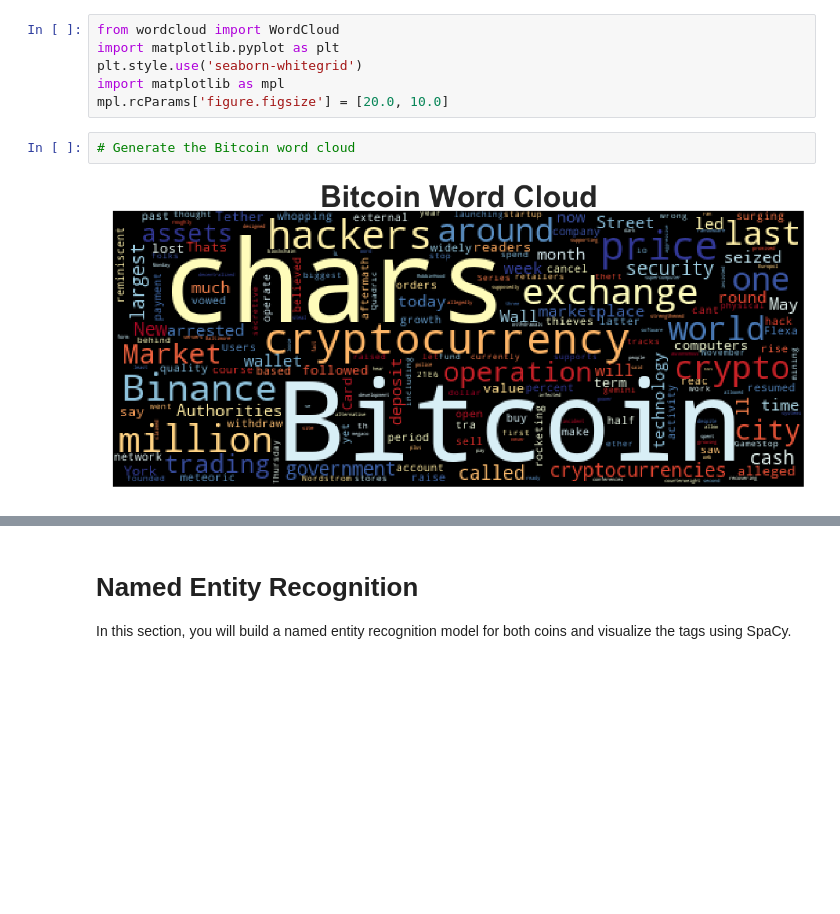
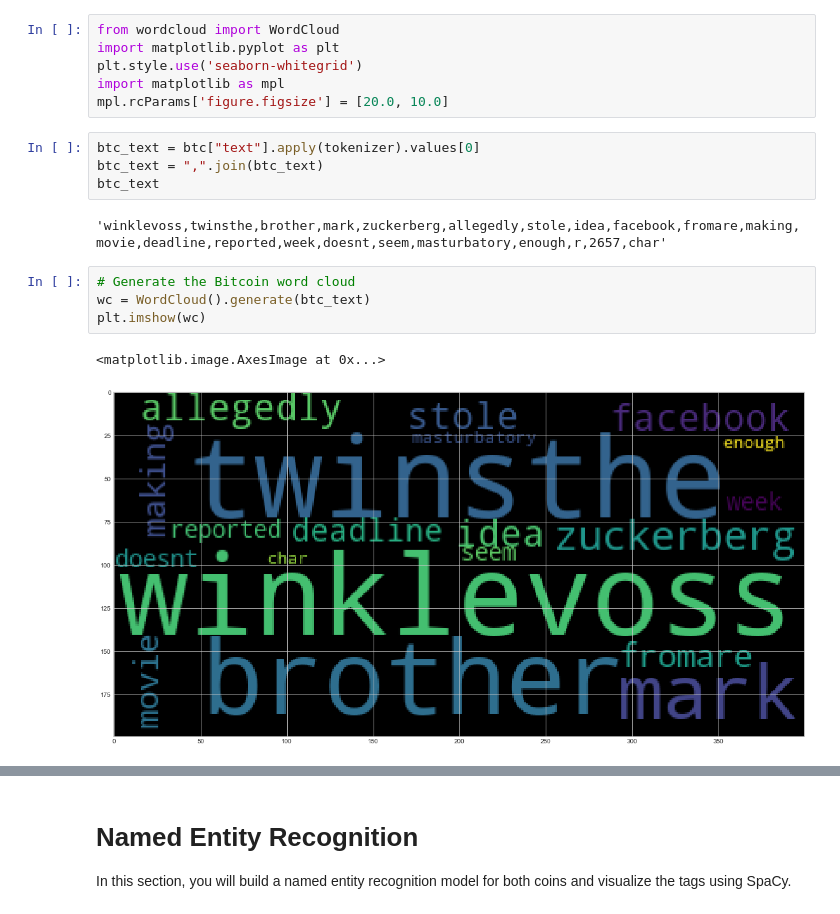
Before and after one commit to KevinLacap/KevinLacap, a Jupyter notebook: 2 Python/crypto_sentiment.ipynb, the cells around one changed output, grey strips where cells are left out. Cells and saved outputs as stored; diff of their text form; blank space fills up the shorter version.

```diff
--- a/2 Python/crypto_sentiment.ipynb
+++ b/2 Python/crypto_sentiment.ipynb
@@ -353,7 +360,16 @@ import matplotlib.pyplot as plt
 plt.style.use('seaborn-whitegrid')
 import matplotlib as mpl
 mpl.rcParams['figure.figsize'] = [20.0, 10.0]
+# %%
+btc_text = btc["text"].apply(tokenizer).values[0]
+btc_text = ",".join(btc_text)
+btc_text
+# %% [output]
+'winklevoss,twinsthe,brother,mark,zuckerberg,allegedly,stole,idea,facebook,fromare,making,movie,deadline,reported,week,doesnt,seem,masturbatory,enough,r,2657,char'
 # %%
 # Generate the Bitcoin word cloud
+wc = WordCloud().generate(btc_text)
+plt.imshow(wc)
 # %% [output]
+<matplotlib.image.AxesImage at 0x...>
-[figure, old version]
+[figure, new version]
```
Also changed, not shown: parts of 25 cells of this notebook.
